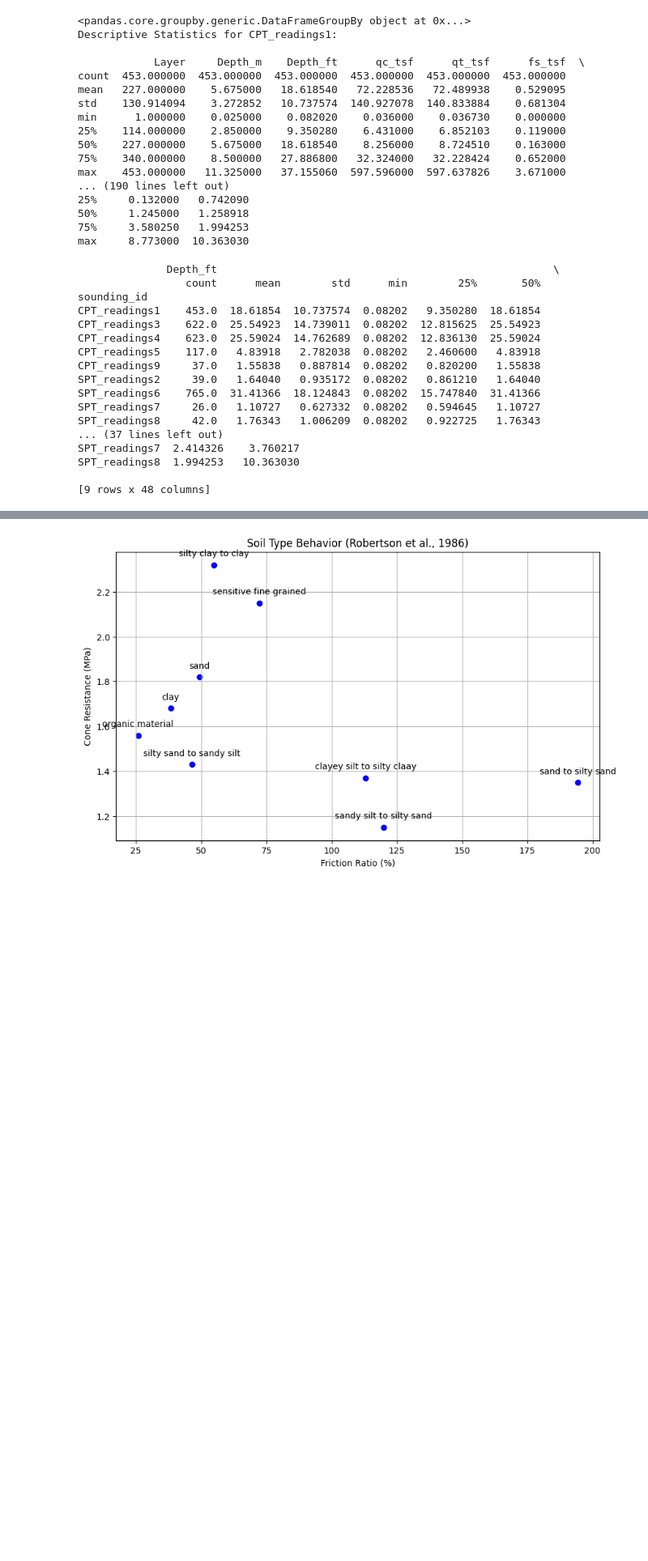
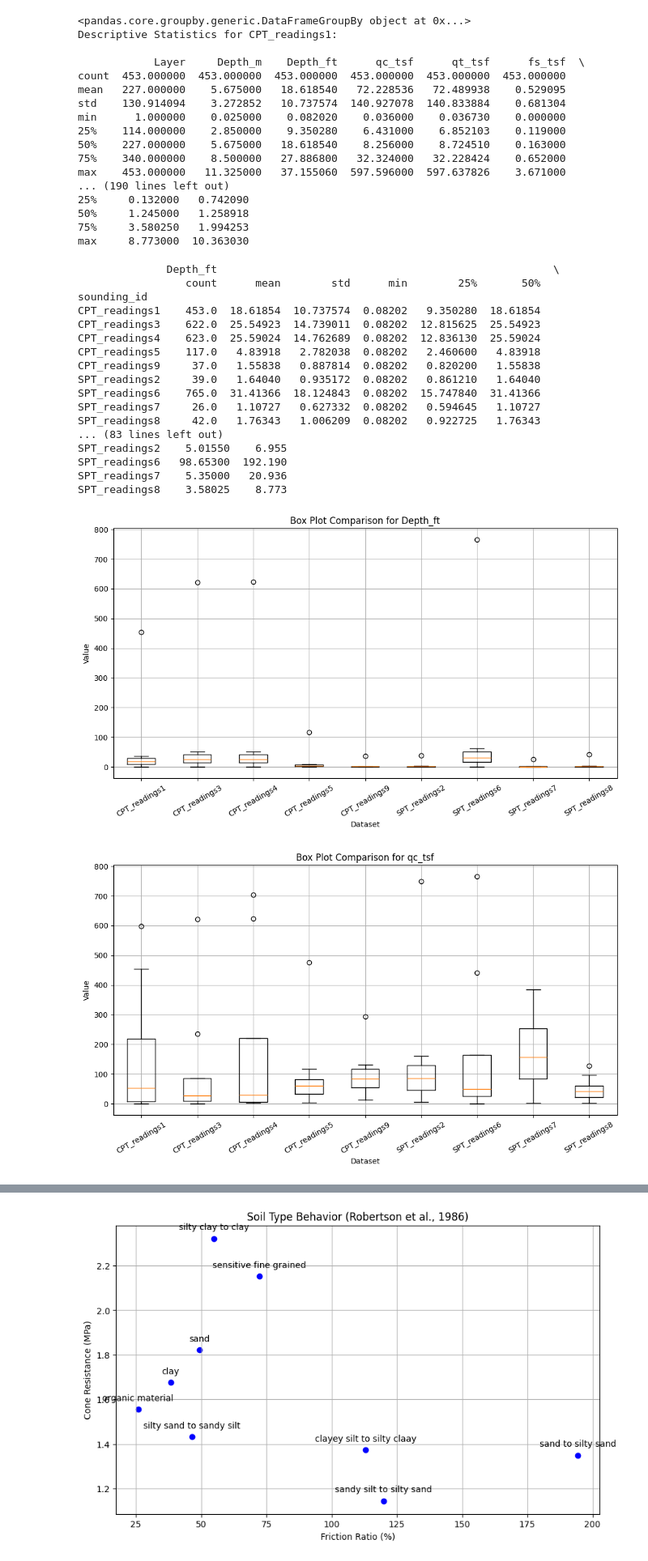
Before and after one commit to iGeology-Illinois/geol-581-module-3-principles-of-uncertainty-chapter-4-seanb7, a Jupyter notebook: Python Lab 4.ipynb, the cells around one changed output, grey strips where cells are left out. Shown: that part at 81% size. Cells and saved outputs as stored; diff of their text form; code cells hidden in the pictures; blank space fills up the shorter version.

```diff
--- a/Python Lab 4.ipynb
+++ b/Python Lab 4.ipynb
@@ -375,6 +375,12 @@ key_columns = ["Depth_ft", "qc_tsf", "qt_tsf", "fs_tsf", "u_ft", "Rf_pct"]  # Us
 
 # Show all key_columns
 print(summary_statistics[key_columns])
+
+# Accessing statistics for 'fs_tsf' column instead of fs_values
+print(summary_statistics['fs_tsf'])
+
+# Accessing statistics for 'u_tft' column instead of fs_values
+print(summary_statistics['u_ft'])
 # %% [output]
               Depth_ft                                                     \
                  count      mean        std      min        25%       50%
@@ -388,8 +394,39 @@ SPT_readings2     39.0   1.64040   0.935172  0.08202   0.861210   1.64040
 SPT_readings6    765.0  31.41366  18.124843  0.08202  15.747840  31.41366
 SPT_readings7     26.0   1.10727   0.627332  0.08202   0.594645   1.10727
 SPT_readings8     42.0   1.76343   1.006209  0.08202   0.922725   1.76343
-... (37 lines left out)
-SPT_readings7  2.414326    3.760217
-SPT_readings8  1.994253   10.363030
-
-[9 rows x 48 columns]
+... (83 lines left out)
+SPT_readings2    5.01550    6.955
+SPT_readings6   98.65300  192.190
+SPT_readings7    5.35000   20.936
+SPT_readings8    3.58025    8.773
+# %%
+# Boxplot for each key column comparing to each file
+
+import matplotlib.pyplot as plt
+import pandas as pd
+
+# Updated key columns to match the ones used in summary statistics
+key_columns = ["Depth_ft", "qc_tsf", "qt_tsf", "fs_tsf", "u_ft", "Rf_pct"]  # Use actual column names
+
+# Create a combined boxplot for each key column across all datasets
+for column in key_columns:
+    data = {}
+
+    # Iterate through the index (file names) and corresponding dataframes in summary statistics
+    for file_name, row in summary_statistics.iterrows(): # Iterate using iterrows
+        if column in row.index: # Access the index for column check
+            row_data = pd.to_numeric(row[column], errors='coerce')
+            data[file_name] = row_data.dropna() if hasattr(row_data, 'dropna') else row_data # Handle single values
+
+    if data:
+        plt.figure(figsize=(12, 6))
+        plt.boxplot(data.values(), labels=data.keys(), vert=True)
+        plt.title(f"Box Plot Comparison for {column}")
+        plt.ylabel("Value")
+        plt.xlabel("Dataset")
+        plt.xticks(rotation=30)
+        plt.grid(True)
+        plt.show()
+# %% [output]
+[figure, added]
+[figure, added]
```
Also changed, not shown: parts of 8 cells of this notebook.
